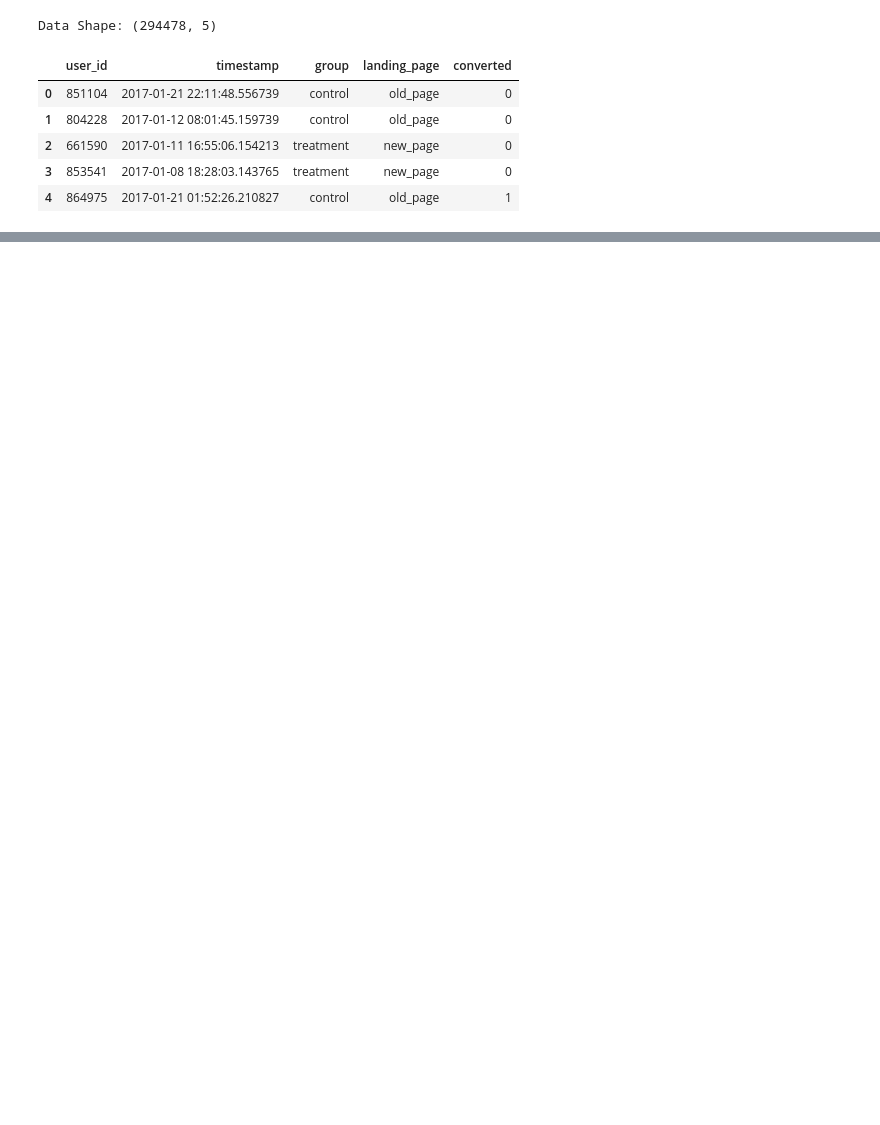
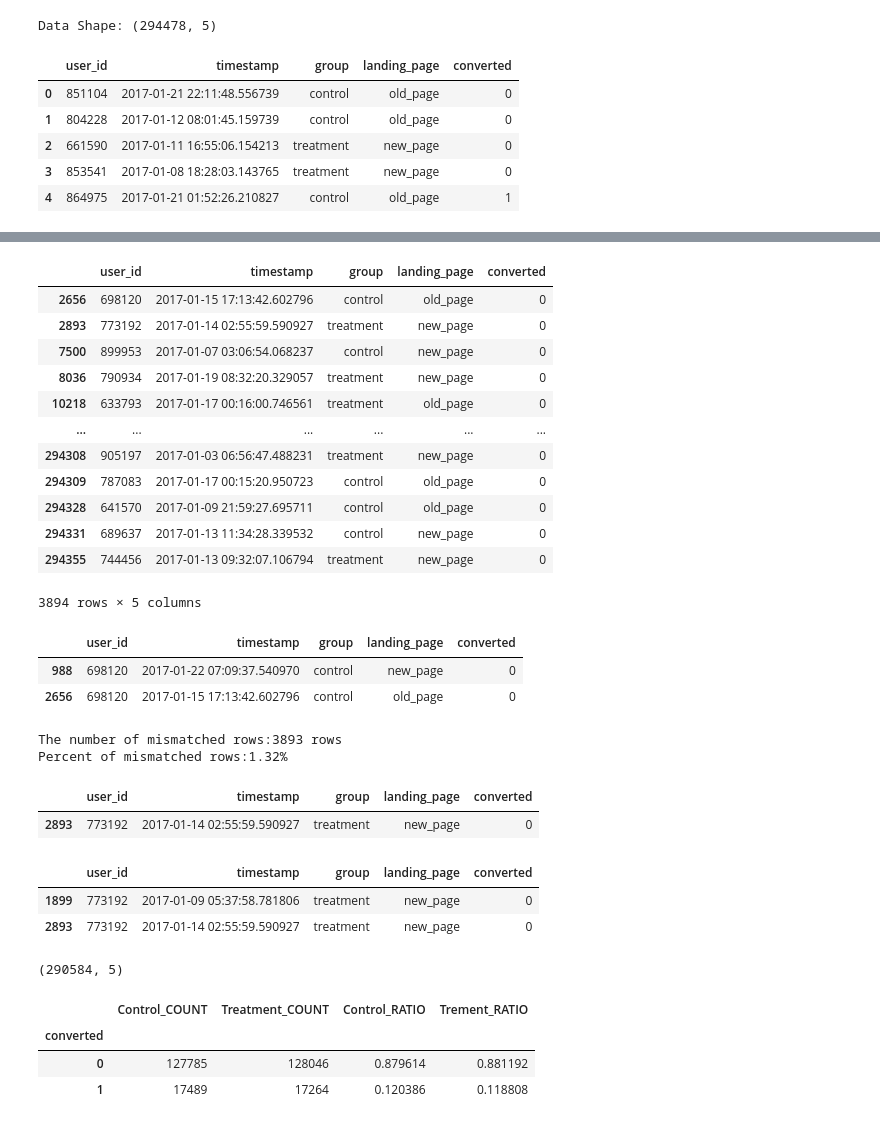
Before and after one commit to imMinsungSim/project, a Jupyter notebook: ABtest.ipynb, the cells around one changed output, grey strips where cells are left out. Drawn from its saved outputs; the diff is of its cells as text; code cells hidden in the pictures; blank space fills up the shorter version.

```diff
--- a/ABtest.ipynb
+++ b/ABtest.ipynb
@@ -31,0 +47,33 @@ Data Shape: (294478, 5)
+# %%
+# Check duplicate user_id
+df[df["user_id"].duplicated()]
+# %% [output]
+|  | user_id | timestamp | group | landing_page | converted |
+| 2656 | 698120 | 2017-01-15 17:13:42.602796 | control | old_page | 0 |
+| 2893 | 773192 | 2017-01-14 02:55:59.590927 | treatment | new_page | 0 |
+| 7500 | 899953 | 2017-01-07 03:06:54.068237 | control | new_page | 0 |
+| 8036 | 790934 | 2017-01-19 08:32:20.329057 | treatment | new_page | 0 |
+| 10218 | 633793 | 2017-01-17 00:16:00.746561 | treatment | old_page | 0 |
+| ... | ... | ... | ... | ... | ... |
+| 294308 | 905197 | 2017-01-03 06:56:47.488231 | treatment | new_page | 0 |
+| 294309 | 787083 | 2017-01-17 00:15:20.950723 | control | old_page | 0 |
+| 294328 | 641570 | 2017-01-09 21:59:27.695711 | control | old_page | 0 |
+| 294331 | 689637 | 2017-01-13 11:34:28.339532 | control | new_page | 0 |
+| 294355 | 744456 | 2017-01-13 09:32:07.106794 | treatment | new_page | 0 |
+3894 rows × 5 columns
+# %%
+df[df["user_id"]==698120]
+# %% [output]
+|  | user_id | timestamp | group | landing_page | converted |
+| 988 | 698120 | 2017-01-22 07:09:37.540970 | control | new_page | 0 |
+| 2656 | 698120 | 2017-01-15 17:13:42.602796 | control | old_page | 0 |
+# %%
+# Check if there is mismatch between group and landing_page
+df_mismatch = df[(df["group"]=="treatment")&(df["landing_page"]=="old_page")
+                |(df["group"]=="control")&(df["landing_page"]=="new_page")]
+n_mismatch = df_mismatch.shape[0]
+print(f"The number of mismatched rows:{n_mismatch} rows" )
+print("Percent of mismatched rows:%.2f%%" % (n_mismatch/df.shape[0]*100))
+# %% [output]
+The number of mismatched rows:3893 rows
+Percent of mismatched rows:1.32%
@@ -31,0 +83,11 @@ Data Shape: (294478, 5)
+# %%
+df2[df2["user_id"].duplicated()]
+# %% [output]
+|  | user_id | timestamp | group | landing_page | converted |
+| 2893 | 773192 | 2017-01-14 02:55:59.590927 | treatment | new_page | 0 |
+# %%
+df2[df2["user_id"]==773192]
+# %% [output]
+|  | user_id | timestamp | group | landing_page | converted |
+| 1899 | 773192 | 2017-01-09 05:37:58.781806 | treatment | new_page | 0 |
+| 2893 | 773192 | 2017-01-14 02:55:59.590927 | treatment | new_page | 0 |
@@ -31,0 +96,16 @@ Data Shape: (294478, 5)
+# %%
+df2.shape
+# %% [output]
+(290584, 5)
+# %%
+# Conversion Rate
+df_counts = pd.DataFrame({"Control_COUNT": df2[df2.group=="control"].converted.value_counts(),
+              "Treatment_COUNT": df2[df2.group=="treatment"].converted.value_counts(),
+              "Control_RATIO": df2[df2.group=="control"].converted.value_counts()/ len(df2[df2.group=="control"]),
+              "Trement_RATIO": df2[df2.group=="treatment"].converted.value_counts() / len(df2[df2.group=="treatment"])})
+df_counts
+# %% [output]
+|  | Control_COUNT | Treatment_COUNT | Control_RATIO | Trement_RATIO |
+| converted |  |  |  |  |
+| 0 | 127785 | 128046 | 0.879614 | 0.881192 |
+| 1 | 17489 | 17264 | 0.120386 | 0.118808 |
```
Also changed, not shown: parts of 11 cells of this notebook.
